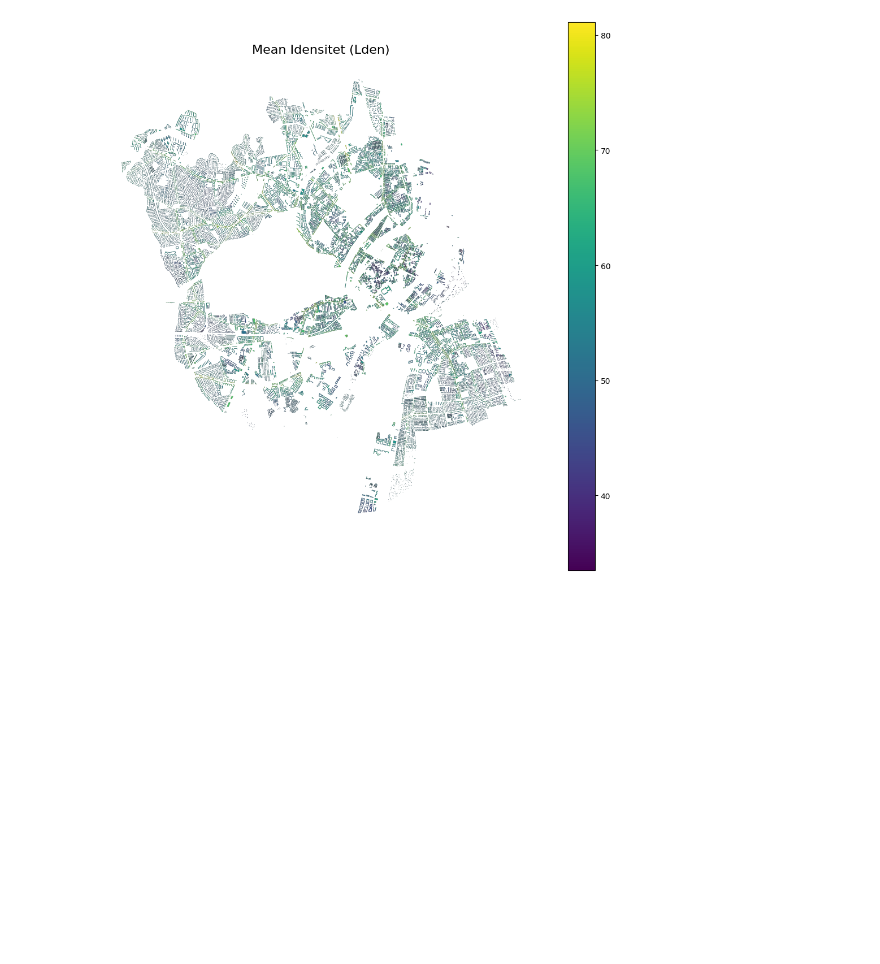
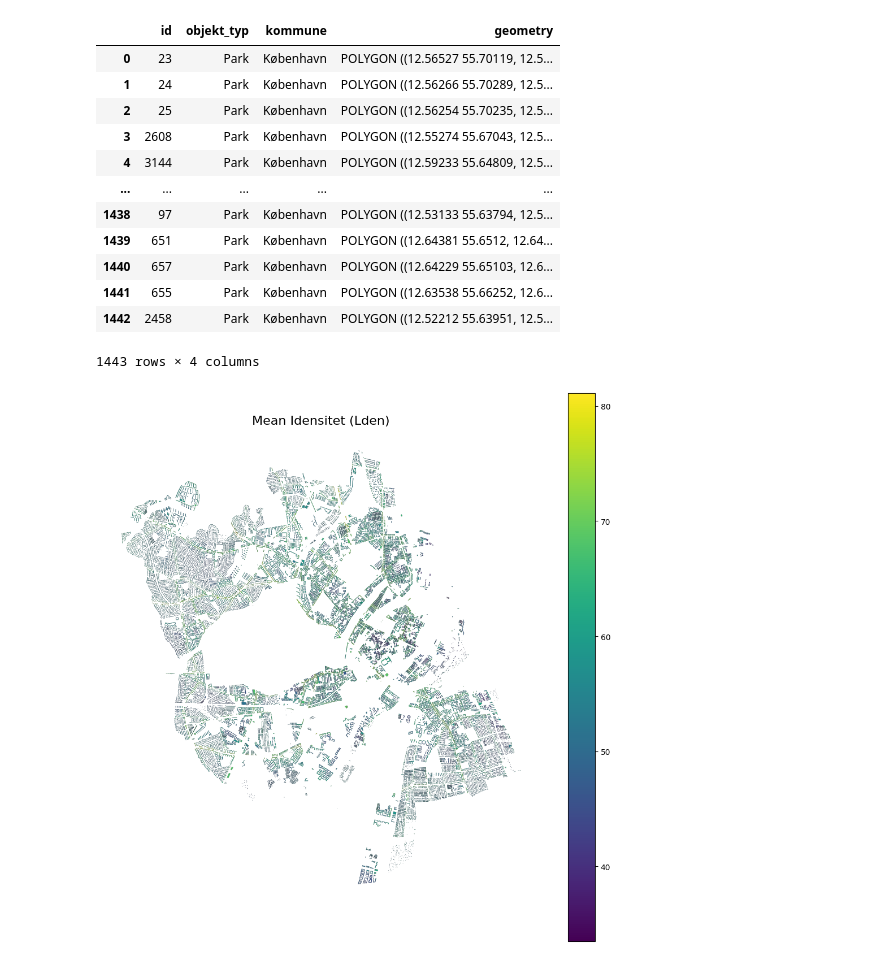
Before and after one commit to ZachoH/Copenhagen_city_data, a Jupyter notebook: data_import.ipynb, the cells around one changed output. Cells and saved outputs as stored; diff of their text form; code cells hidden in the pictures; blank space fills up the shorter version.

```diff
--- a/data_import.ipynb
+++ b/data_import.ipynb
@@ -10,6 +13,22 @@ shp = gpd.read_file("vejstoej_boliger_2022_udv/vejstoej_boliger_2022_udv.shp")
 df_list_HC = pd.read_html("Aktuel luftkvalitet i Danmark.html")
 df_list_jagtvej = pd.read_html("Aktuel luftkvalitet i Danmark jagtvej.html")
 df_list_oersted = pd.read_html("Aktuel luftkvalitet i Danmark HCoersted.html")
+# %%
+grøn
+# %% [output]
+|  | id | objekt_typ | kommune | geometry |
+| 0 | 23 | Park | København | POLYGON ((12.56527 55.70119, 12.5... |
+| 1 | 24 | Park | København | POLYGON ((12.56266 55.70289, 12.5... |
+| 2 | 25 | Park | København | POLYGON ((12.56254 55.70235, 12.5... |
+| 3 | 2608 | Park | København | POLYGON ((12.55274 55.67043, 12.5... |
+| 4 | 3144 | Park | København | POLYGON ((12.59233 55.64809, 12.5... |
+| ... | ... | ... | ... | ... |
+| 1438 | 97 | Park | København | POLYGON ((12.53133 55.63794, 12.5... |
+| 1439 | 651 | Park | København | POLYGON ((12.64381 55.6512, 12.64... |
+| 1440 | 657 | Park | København | POLYGON ((12.64229 55.65103, 12.6... |
+| 1441 | 655 | Park | København | POLYGON ((12.63538 55.66252, 12.6... |
+| 1442 | 2458 | Park | København | POLYGON ((12.52212 55.63951, 12.5... |
+1443 rows × 4 columns
 # %%
 def datetime(df_list):
     df= df_list[0]
```
Also changed, not shown: parts of 4 cells of this notebook, 21 other files.
